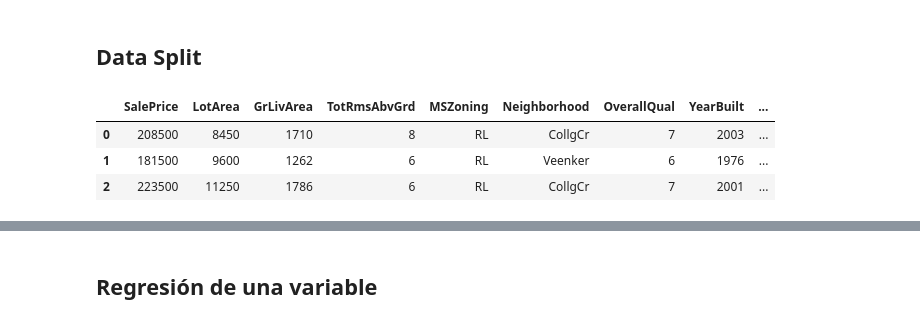
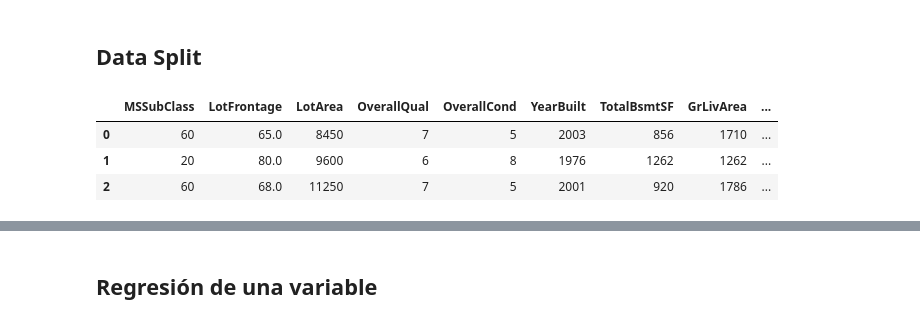
Before and after one commit to bl33h/housePricesRegression, a Jupyter notebook: housePricesRegression.ipynb, the cells around one changed output, grey strips where cells are left out. Saved outputs shown, nothing was run; the diff lists cells and outputs as text; code cells hidden in the pictures.

```diff
--- a/housePricesRegression.ipynb
+++ b/housePricesRegression.ipynb
@@ -100,11 +107,15 @@ plt.show()
 from sklearn.preprocessing import StandardScaler
 scaler = StandardScaler()
 # %%
-features = ['SalePrice', 'LotArea', 'GrLivArea', 'TotRmsAbvGrd', 'MSZoning', 'Neighborhood', 'OverallQual', 'YearBuilt', 'YearRemodAdd', 'PoolArea']
+features = [
+    'MSSubClass',  'LotFrontage', 'LotArea',
+    'OverallQual', 'OverallCond', 'YearBuilt', 'TotalBsmtSF', 'GrLivArea',
+    'FullBath', 'HalfBath', 'BedroomAbvGr', 'KitchenAbvGr', 'GarageCars', 'GarageArea'
+]
 features_df = df[features]
 features_df.head(3)
 # %% [output]
-|  | SalePrice | LotArea | GrLivArea | TotRmsAbvGrd | MSZoning | Neighborhood | OverallQual | YearBuilt | ... |
-| 0 | 208500 | 8450 | 1710 | 8 | RL | CollgCr | 7 | 2003 | ... |
-| 1 | 181500 | 9600 | 1262 | 6 | RL | Veenker | 6 | 1976 | ... |
-| 2 | 223500 | 11250 | 1786 | 6 | RL | CollgCr | 7 | 2001 | ... |
+|  | MSSubClass | LotFrontage | LotArea | OverallQual | OverallCond | YearBuilt | TotalBsmtSF | GrLivArea | ... |
+| 0 | 60 | 65.0 | 8450 | 7 | 5 | 2003 | 856 | 1710 | ... |
+| 1 | 20 | 80.0 | 9600 | 6 | 8 | 1976 | 1262 | 1262 | ... |
+| 2 | 60 | 68.0 | 11250 | 7 | 5 | 2001 | 920 | 1786 | ... |
```
Also changed, not shown: parts of 26 cells of this notebook.
